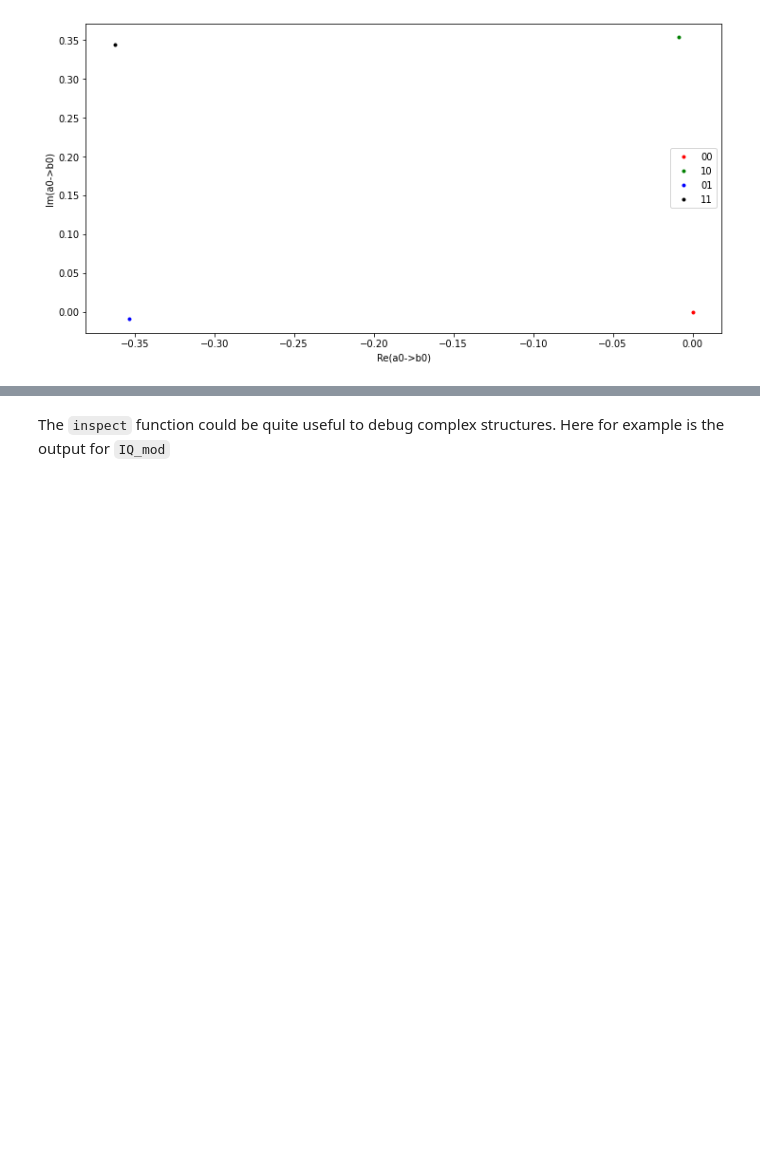
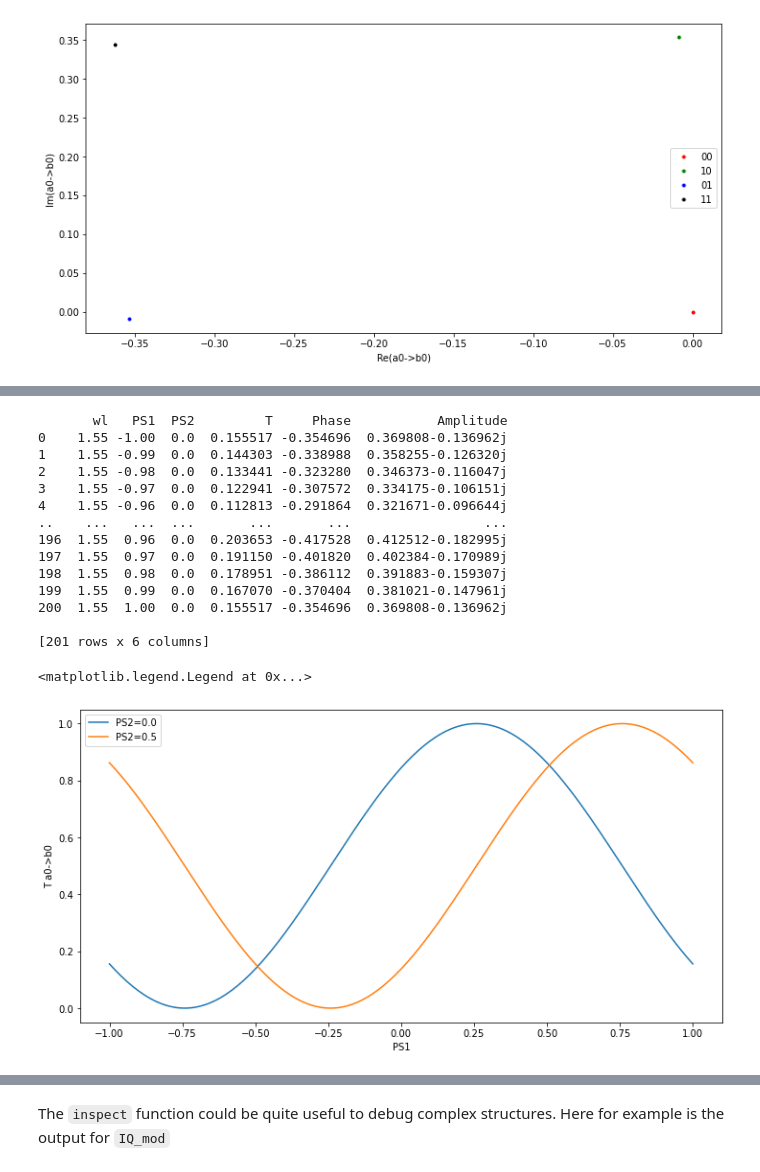
Before and after one commit to mpasson/lekkersim, a Jupyter notebook: jupiter/GenSol_intro.ipynb, the cells around one changed output, grey strips where cells are left out. Saved outputs shown, nothing was run; the diff lists cells and outputs as text; code cells hidden in the pictures; blank space fills up the shorter version.

```diff
--- a/jupiter/GenSol_intro.ipynb
+++ b/jupiter/GenSol_intro.ipynb
@@ -385,0 +392,30 @@ plt.legend()
+# %%
+plt.figure(figsize=[12.0, 6.0])
+
+T=MZM.solve(wl=1.55, PS1=np.linspace(-1.0,1.0,201), PS2=0.0).get_data('a0','b0')
+print(T)
+plt.plot(T['PS1'],T['T'],label='PS2=0.0')
+
+T=MZM.solve(wl=1.55, PS1=np.linspace(-1.0,1.0,201), PS2=0.5).get_data('a0','b0')
+plt.plot(T['PS1'],T['T'],label='PS2=0.5')
+
+plt.xlabel('PS1')
+plt.ylabel('T a0->b0')
+plt.legend()
+# %% [output]
+       wl   PS1  PS2         T     Phase           Amplitude
+0    1.55 -1.00  0.0  0.155517 -0.354696  0.369808-0.136962j
+1    1.55 -0.99  0.0  0.144303 -0.338988  0.358255-0.126320j
+2    1.55 -0.98  0.0  0.133441 -0.323280  0.346373-0.116047j
+3    1.55 -0.97  0.0  0.122941 -0.307572  0.334175-0.106151j
+4    1.55 -0.96  0.0  0.112813 -0.291864  0.321671-0.096644j
+..    ...   ...  ...       ...       ...                 ...
+196  1.55  0.96  0.0  0.203653 -0.417528  0.412512-0.182995j
+197  1.55  0.97  0.0  0.191150 -0.401820  0.402384-0.170989j
+198  1.55  0.98  0.0  0.178951 -0.386112  0.391883-0.159307j
+199  1.55  0.99  0.0  0.167070 -0.370404  0.381021-0.147961j
+200  1.55  1.00  0.0  0.155517 -0.354696  0.369808-0.136962j
+
+[201 rows x 6 columns]
+<matplotlib.legend.Legend at 0x...>
+[figure, added]
```
Also changed, not shown: parts of 9 cells of this notebook, 5 other files.
